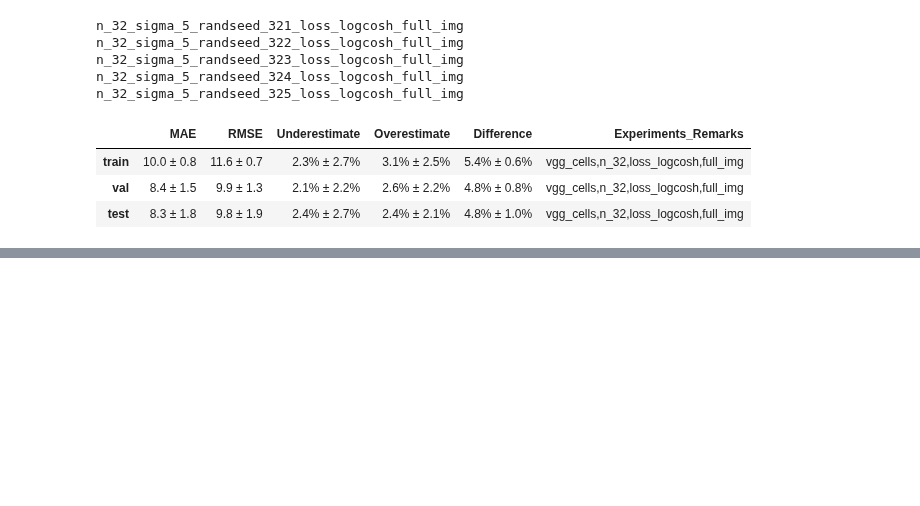
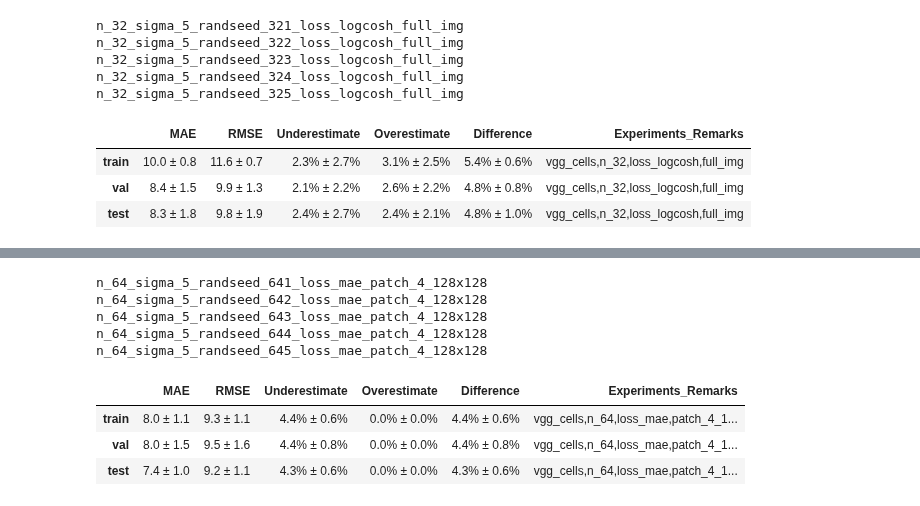
Before and after one commit to Tudor67/Object-Counting, a Jupyter notebook: experiments/1_fcrn_a/vgg_cells/experiments_stats.ipynb, the cells around one changed output, grey strips where cells are left out. Cells and saved outputs as stored; diff of their text form; code cells hidden in the pictures; blank space fills up the shorter version.

```diff
--- a/experiments/1_fcrn_a/vgg_cells/experiments_stats.ipynb
+++ b/experiments/1_fcrn_a/vgg_cells/experiments_stats.ipynb
@@ -158,0 +179,14 @@ n_64_sigma_5_randseed_645_loss_logcosh_full_img
+# %%
+res_list = load_experiments_results('.', ['n_64', 'loss_mae', 'patch_4_128x128'])
+res_df = get_mean_and_std_of_experiments(res_list, ','.join(['vgg_cells', 'n_64', 'loss_mae', 'patch_4_128x128']))
+res_df.head()
+# %% [output]
+n_64_sigma_5_randseed_641_loss_mae_patch_4_128x128
+n_64_sigma_5_randseed_642_loss_mae_patch_4_128x128
+n_64_sigma_5_randseed_643_loss_mae_patch_4_128x128
+n_64_sigma_5_randseed_644_loss_mae_patch_4_128x128
+n_64_sigma_5_randseed_645_loss_mae_patch_4_128x128
+|  | MAE | RMSE | Underestimate | Overestimate | Difference | Experiments_Remarks |
+| train | 8.0 ± 1.1 | 9.3 ± 1.1 | 4.4% ± 0.6% | 0.0% ± 0.0% | 4.4% ± 0.6% | vgg_cells,n_64,loss_mae,patch_4_1... |
+| val | 8.0 ± 1.5 | 9.5 ± 1.6 | 4.4% ± 0.8% | 0.0% ± 0.0% | 4.4% ± 0.8% | vgg_cells,n_64,loss_mae,patch_4_1... |
+| test | 7.4 ± 1.0 | 9.2 ± 1.1 | 4.3% ± 0.6% | 0.0% ± 0.0% | 4.3% ± 0.6% | vgg_cells,n_64,loss_mae,patch_4_1... |
```
Also changed, not shown: parts of 5 cells of this notebook, 25 other files.
